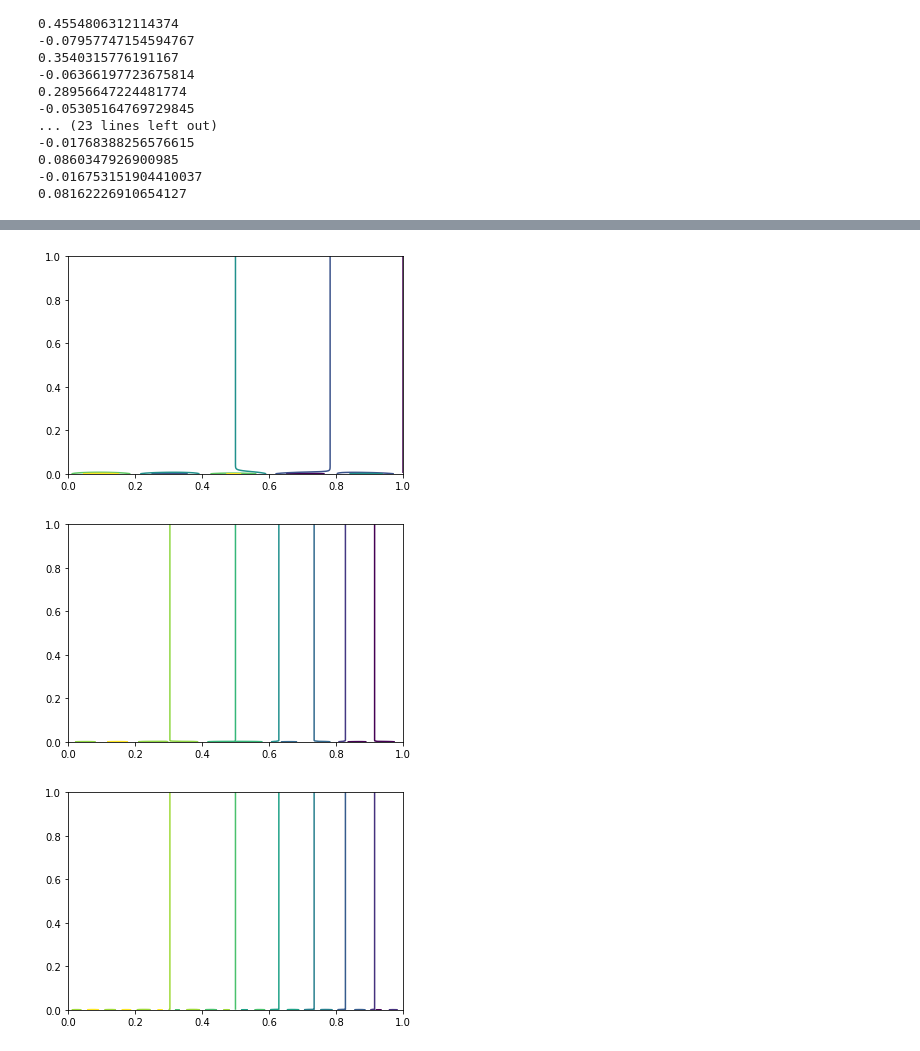
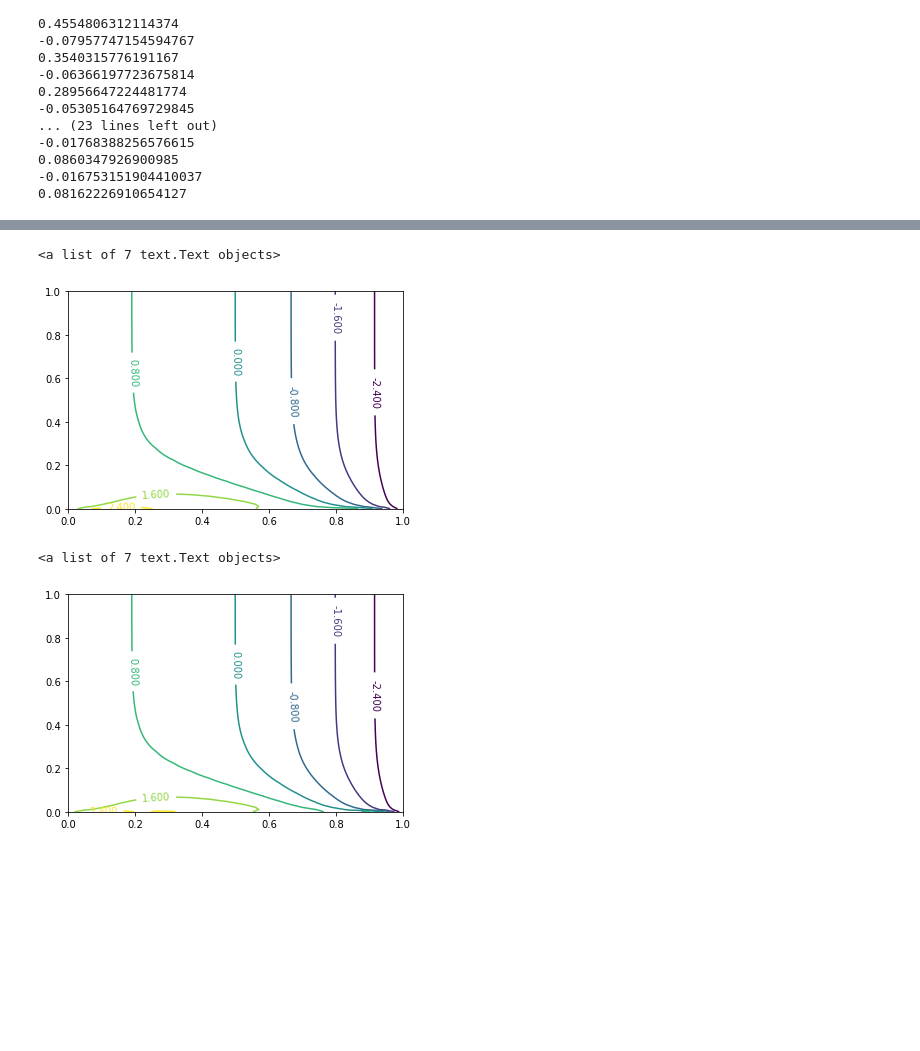
Before and after one commit to shawsa/m537, a Jupyter notebook: Takehome Project 1 Scratch.ipynb, the cells around one changed output, grey strips where cells are left out. Drawn from its saved outputs; the diff is of its cells as text; code cells hidden in the pictures; blank space fills up the shorter version.

```diff
--- a/Takehome Project 1 Scratch.ipynb
+++ b/Takehome Project 1 Scratch.ipynb
@@ -118,7 +118,7 @@ for i in range(1,40):
 def u(x,t,n):
     ret = sin(pi*x) - 4*x + 1
     for i in range(1,n+1):
-        ret += b_n(n)*sin(n*pi*x)*exp(-1*(n*pi)**2*t)
+        ret += b_n(i)*sin(i*pi*x)*exp(-1*(i*pi)**2*t)
     return ret
 u = vectorize(u)
 # %%
@@ -193,15 +216,16 @@ X, T = np.meshgrid(np.linspace(0,1,100), np.linspace(0, 1,500))
 # %%
+X, T = np.meshgrid(np.linspace(0,1,20), np.linspace(0,1,100))
 U = u(X,T,5)
 CS = plt.contour(X,T,U)
+plt.clabel(CS, inline=1, fontsize=10)
 # %% [output]
+<a list of 7 text.Text objects>
-[figure, old version]
+[figure, new version]
 # %%
+X, T = np.meshgrid(np.linspace(0,1,20), np.linspace(0,1,100))
 U = u(X,T,10)
 CS = plt.contour(X,T,U)
+plt.clabel(CS, inline=1, fontsize=10)
 # %% [output]
+<a list of 7 text.Text objects>
-[figure, old version]
+[figure, new version]
-# %%
-U = u(X,T,20)
-CS = plt.contour(X,T,U)
-# %% [output]
-[figure, removed]
```
Also changed, not shown: parts of 21 cells of this notebook, 13 other files.
